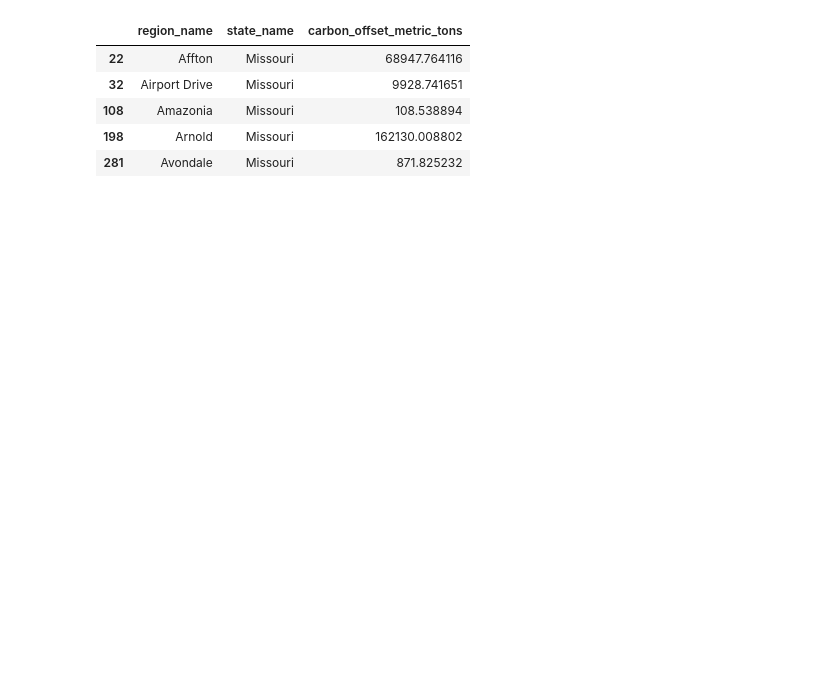
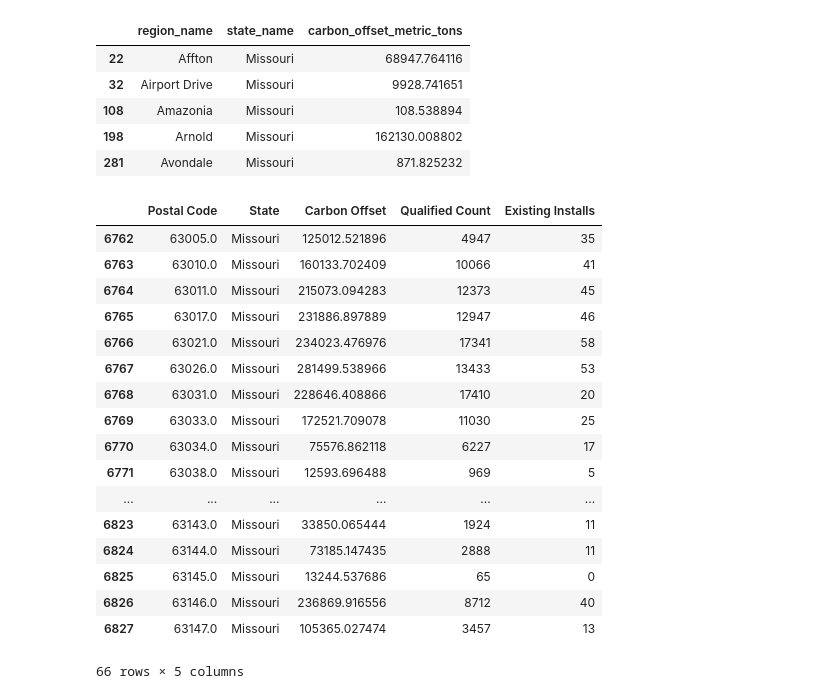
Before and after one commit to Agrattendick/Group-Project, a Jupyter notebook: Carbon Offsets for Solar Panels.ipynb, the cells around one changed output. Saved outputs shown, nothing was run; the diff lists cells and outputs as text; code cells hidden in the pictures; blank space fills up the shorter version.

```diff
--- a/Carbon Offsets for Solar Panels.ipynb
+++ b/Carbon Offsets for Solar Panels.ipynb
@@ -8,6 +8,7 @@ import numpy as np
 #sunroof_city = "project-sunroof-city-09082017.csv"
 sunroofCity = "Resources/google-project-sunroof/project-sunroof-city-09082017.csv"
 sunroofState = "Resources/google-project-sunroof/project-sunroof-state-09082017.csv"
+sunroofCode = "Resources/google-project-sunroof/project-sunroof-postal_code-09082017.csv"
 surfaceArea = "Resources/State-Surface-Area.csv"
 # %%
 #pd.set_option('display.float_format', lambda x: '%.3f' % x)
@@ -113,3 +124,32 @@ sunroofCityMo.head()
 | 108 | Amazonia | Missouri | 108.538894 |
 | 198 | Arnold | Missouri | 162130.008802 |
 | 281 | Avondale | Missouri | 871.825232 |
+# %%
+#Chart by postal code
+sunroofCode_DF = pd.read_csv(sunroofCode)
+#sunroofCode_DF.head()
+sunroofCodeClean_DF = sunroofCode_DF.reindex(columns = ["region_name", "state_name", "carbon_offset_metric_tons", "count_qualified", "existing_installs_count"])
+sunroofCodeMo_DF = sunroofCodeClean_DF.loc[sunroofCodeClean_DF["state_name"]=="Missouri"]
+sunroofCodeMo2_DF = sunroofCodeMo_DF.loc[sunroofCodeMo_DF["region_name"] < 63159 ]
+#sunroofCodeMo3_DF = sunroofCodeMo2_DF.loc[sunroofCodeMo_DF["region_name"] == 63155, 63117]
+sunroofCodeMoRename = sunroofCodeMo2_DF.rename(columns = {"region_name": "Postal Code", "state_name": "State", "carbon_offset_metric_tons": "Carbon Offset", "count_qualified": "Qualified Count", "existing_installs_count": "Existing Installs"})
+sunroofCodeMoRename
+# %% [output]
+|  | Postal Code | State | Carbon Offset | Qualified Count | Existing Installs |
+| 6762 | 63005.0 | Missouri | 125012.521896 | 4947 | 35 |
+| 6763 | 63010.0 | Missouri | 160133.702409 | 10066 | 41 |
+| 6764 | 63011.0 | Missouri | 215073.094283 | 12373 | 45 |
+| 6765 | 63017.0 | Missouri | 231886.897889 | 12947 | 46 |
+| 6766 | 63021.0 | Missouri | 234023.476976 | 17341 | 58 |
+| 6767 | 63026.0 | Missouri | 281499.538966 | 13433 | 53 |
+| 6768 | 63031.0 | Missouri | 228646.408866 | 17410 | 20 |
+| 6769 | 63033.0 | Missouri | 172521.709078 | 11030 | 25 |
+| 6770 | 63034.0 | Missouri | 75576.862118 | 6227 | 17 |
+| 6771 | 63038.0 | Missouri | 12593.696488 | 969 | 5 |
+| ... | ... | ... | ... | ... | ... |
+| 6823 | 63143.0 | Missouri | 33850.065444 | 1924 | 11 |
+| 6824 | 63144.0 | Missouri | 73185.147435 | 2888 | 11 |
+| 6825 | 63145.0 | Missouri | 13244.537686 | 65 | 0 |
+| 6826 | 63146.0 | Missouri | 236869.916556 | 8712 | 40 |
+| 6827 | 63147.0 | Missouri | 105365.027474 | 3457 | 13 |
+66 rows × 5 columns
```
Also changed, not shown: parts of 2 cells of this notebook, 1 other file.
